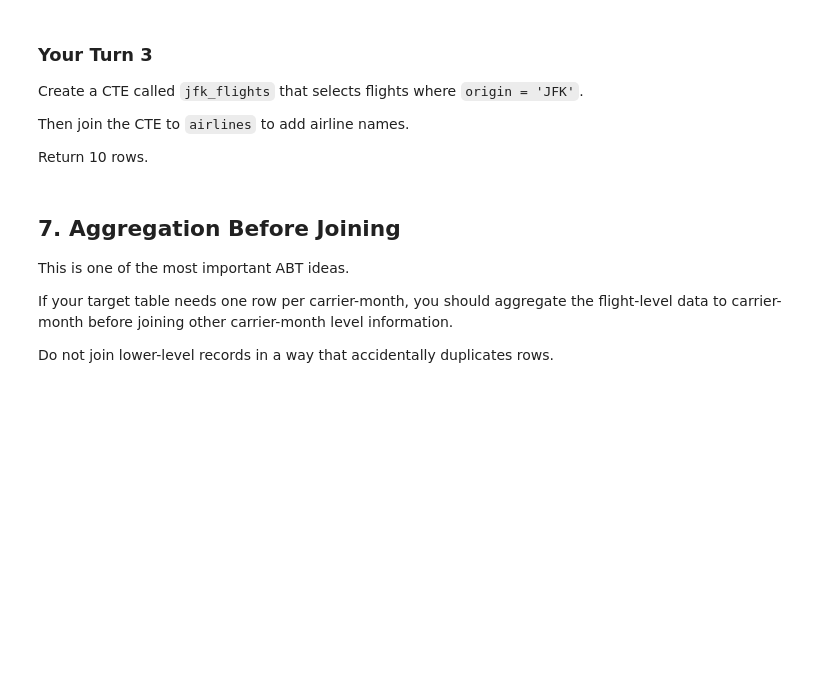
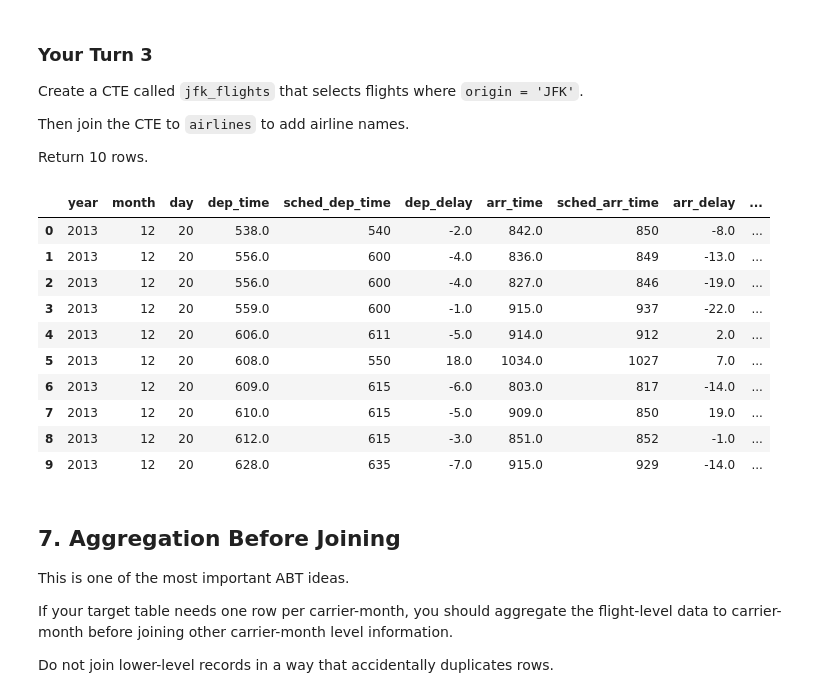
Before and after one commit to aaieza-charania/Ban6003-week9-10-aaieza-charania, a Jupyter notebook: notebooks/module10_sql_joins_abt_guided_lab.ipynb, the cells around one changed output. Drawn from its saved outputs; the diff is of its cells as text; code cells hidden in the pictures; blank space fills up the shorter version.

Commit message:
Complete Module 10 SQL joins and ABT lab

```diff
--- a/notebooks/module10_sql_joins_abt_guided_lab.ipynb
+++ b/notebooks/module10_sql_joins_abt_guided_lab.ipynb
@@ -415,11 +510,33 @@ Return 10 rows.
 # %%
 # Your Turn 3
 
 query = '''
+WITH jfk_flights AS (
+SELECT *
+FROM flights
+WHERE origin = 'JFK'
+)
+SELECT j.*, a.name AS airline_name
+FROM jfk_flights j
+LEFT JOIN airlines a
+ON j.carrier = a.carrier
+LIMIT 10;
 
 '''
 
 run_query(query, engine)
+# %% [output]
+|  | year | month | day | dep_time | sched_dep_time | dep_delay | arr_time | sched_arr_time | arr_delay | ... |
+| 0 | 2013 | 12 | 20 | 538.0 | 540 | -2.0 | 842.0 | 850 | -8.0 | ... |
+| 1 | 2013 | 12 | 20 | 556.0 | 600 | -4.0 | 836.0 | 849 | -13.0 | ... |
+| 2 | 2013 | 12 | 20 | 556.0 | 600 | -4.0 | 827.0 | 846 | -19.0 | ... |
+| 3 | 2013 | 12 | 20 | 559.0 | 600 | -1.0 | 915.0 | 937 | -22.0 | ... |
+| 4 | 2013 | 12 | 20 | 606.0 | 611 | -5.0 | 914.0 | 912 | 2.0 | ... |
+| 5 | 2013 | 12 | 20 | 608.0 | 550 | 18.0 | 1034.0 | 1027 | 7.0 | ... |
+| 6 | 2013 | 12 | 20 | 609.0 | 615 | -6.0 | 803.0 | 817 | -14.0 | ... |
+| 7 | 2013 | 12 | 20 | 610.0 | 615 | -5.0 | 909.0 | 850 | 19.0 | ... |
+| 8 | 2013 | 12 | 20 | 612.0 | 615 | -3.0 | 851.0 | 852 | -1.0 | ... |
+| 9 | 2013 | 12 | 20 | 628.0 | 635 | -7.0 | 915.0 | 929 | -14.0 | ... |
 # %% [markdown]
 ## 7. Aggregation Before Joining
 
```
Also changed, not shown: parts of 30 cells of this notebook, 2 other files.
